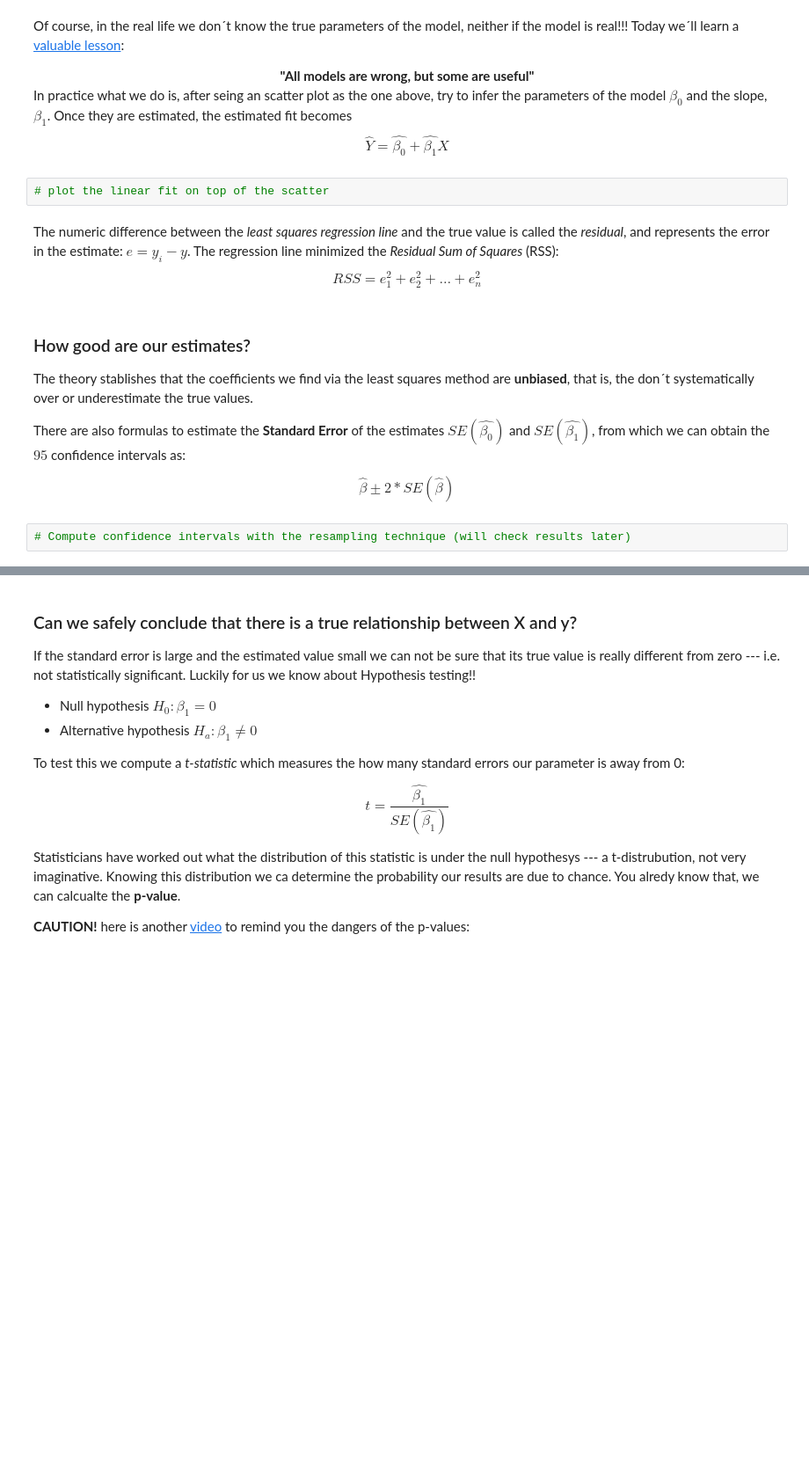
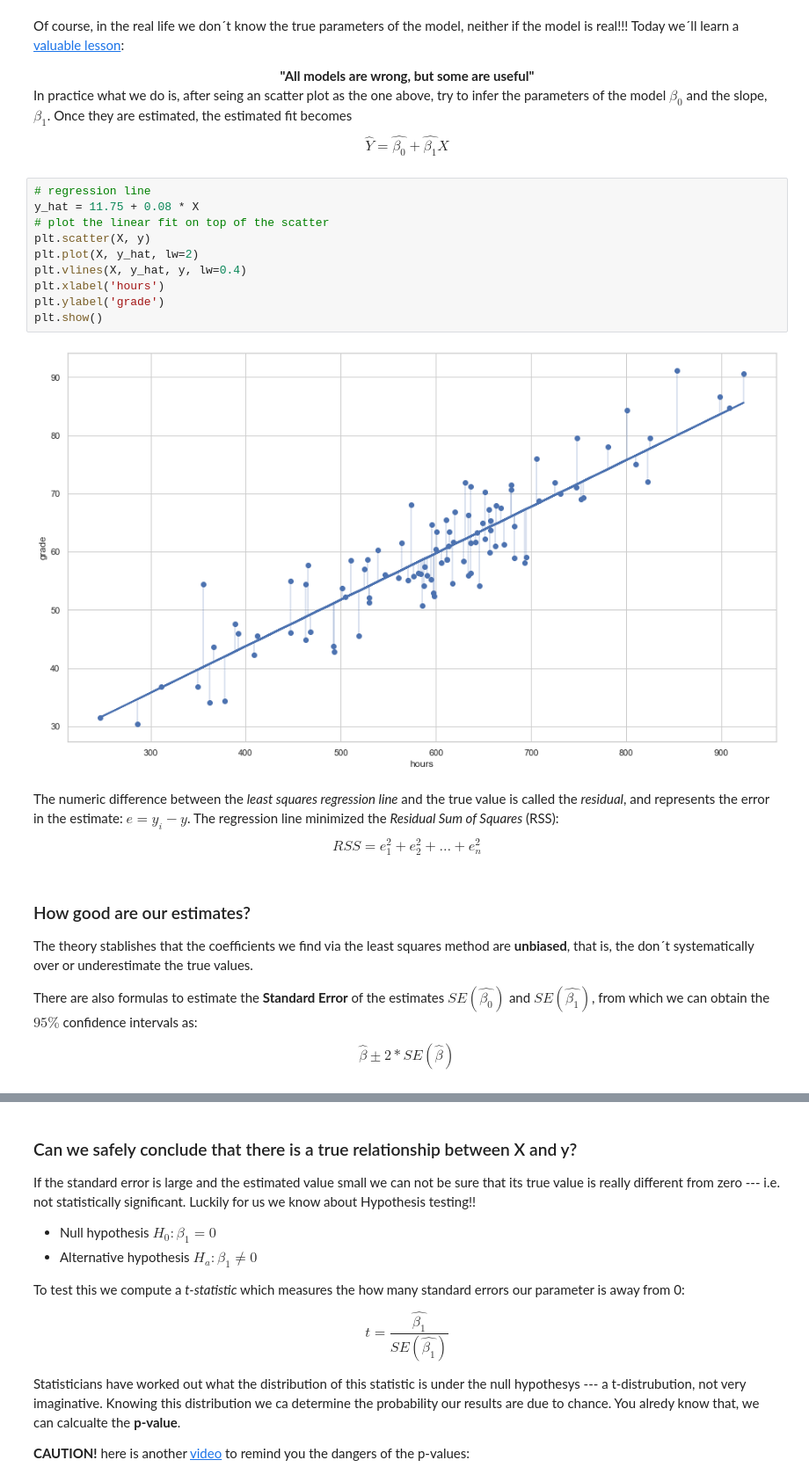
Before and after one commit to sheriffff/teaching-ironhack-data-madrid-2020, a Jupyter notebook: week_06/02-linear-regression.ipynb, the cells around one changed output, grey strips where cells are left out. Shown at 88% size. Drawn from its saved outputs; the diff is of its cells as text; blank space fills up the shorter version.

```diff
--- a/week_06/02-linear-regression.ipynb
+++ b/week_06/02-linear-regression.ipynb
@@ -54,8 +83,18 @@ Of course, in the real life we don´t know the true parameters of the model, nei
 
 
 In practice what we do is, after seing an scatter plot as the one above, try to infer the parameters of the model $\beta_0$ and the slope, $\beta_1$.  Once they are estimated, the estimated fit becomes $$ \hat{Y} = \hat{\beta_0} +  \hat{\beta_1} X$$
-# %%
-# plot the linear fit on top of the scatter
+# %%
+# regression line
+y_hat = 11.75 + 0.08 * X
+# plot the linear fit on top of the scatter
+plt.scatter(X, y)
+plt.plot(X, y_hat, lw=2)
+plt.vlines(X, y_hat, y, lw=0.4)
+plt.xlabel('hours')
+plt.ylabel('grade')
+plt.show()
+# %% [output]
+[figure, added]
 # %% [markdown]
 The numeric difference between the *least squares regression line* and the true value is called the *residual*, and represents the error in the estimate: $e = y_i  - \hat{y}$. The regression line minimized the *Residual Sum of Squares* (RSS): $$RSS = e_1^2 + e_2^2 + \dots + e_n ^2$$
 # %% [markdown]
@@ -63,9 +102,7 @@ The numeric difference between the *least squares regression line* and the true
 
 The theory stablishes that the coefficients we find via the least squares method are **unbiased**, that is, the don´t systematically over or underestimate the true values.
 
-There are also formulas to estimate the **Standard Error** of the estimates $SE(\hat{\beta_0})$ and $SE(\hat{\beta_1})$, from which we can obtain the $95%$ confidence intervals as:
+There are also formulas to estimate the **Standard Error** of the estimates $SE(\hat{\beta_0})$ and $SE(\hat{\beta_1})$, from which we can obtain the $95\%$ confidence intervals as:
 
 
 $$\hat\beta \pm 2*SE(\hat{\beta})$$
-# %%
-# Compute confidence intervals with the resampling technique (will check results later)
```
Also changed, not shown: parts of 30 cells of this notebook.
